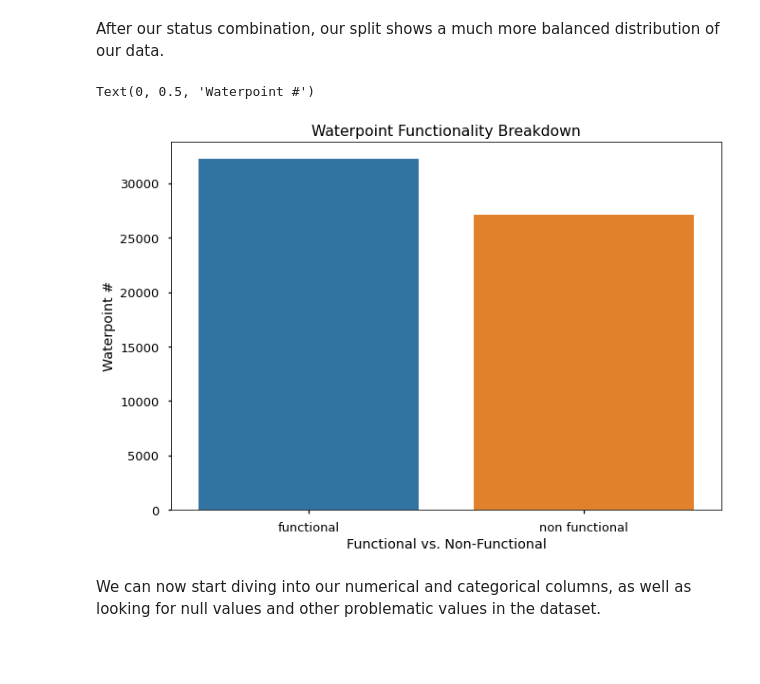
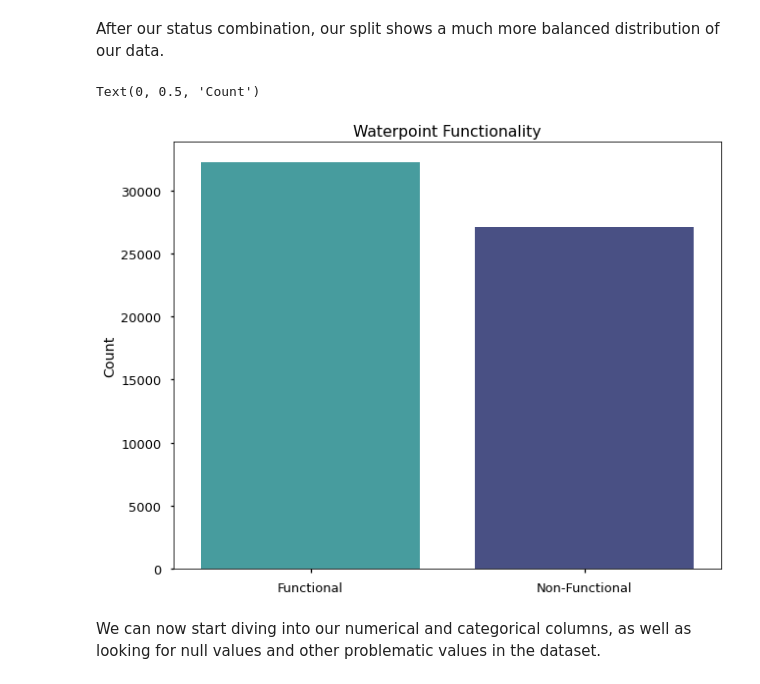
Before and after one commit to NicholasIndorf/TanzanianWaterWells, a Jupyter notebook: notebooks/Nick/Data-Cleaning.ipynb, the cells around one changed output. Drawn from its saved outputs; the diff is of its cells as text; code cells hidden in the pictures; blank space fills up the shorter version.

```diff
--- a/notebooks/Nick/Data-Cleaning.ipynb
+++ b/notebooks/Nick/Data-Cleaning.ipynb
@@ -62,15 +62,19 @@ After our status combination, our split shows a much more balanced distribution
 # %%
 # Visualizing our breakdown
 
-fig, ax = plt.subplots()
+fig, ax = plt.subplots(figsize=(10,8))
 plt.style.use('seaborn-talk')
-sns.barplot(x=df['status_group'].value_counts().index, y=df['status_group'].value_counts())
-ax.set_title('Waterpoint Functionality Breakdown')
-ax.set_xlabel('Functional vs. Non-Functional')
-ax.set_ylabel('Waterpoint #')
+palette = sns.color_palette("mako", n_colors = 2)
+palette.reverse()
+sns.barplot(x=df['status_group'].value_counts().index, y=df['status_group'].value_counts(),
+           palette=palette)
+ax.set_title('Waterpoint Functionality')
+# ax.set_xlabel('Functional vs. Non-Functional')
+ax.set_xticklabels(['Functional', 'Non-Functional'])
+ax.set_ylabel('Count')
 # %% [output]
-Text(0, 0.5, 'Waterpoint #')
+Text(0, 0.5, 'Count')
-[figure, old version]
+[figure, new version]
 # %% [markdown]
 We can now start diving into our numerical and categorical columns, as well as looking for null values and other problematic values in the dataset.
 # %%
```
Also changed, not shown: parts of 4 cells of this notebook, 1 other file.
